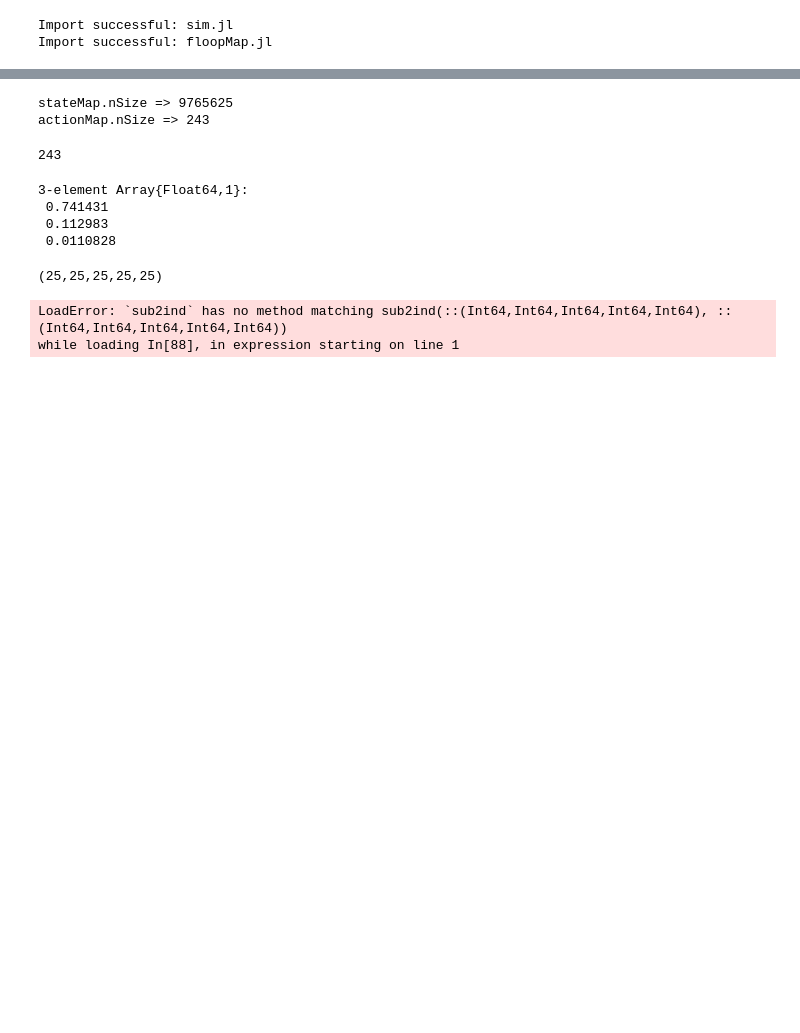
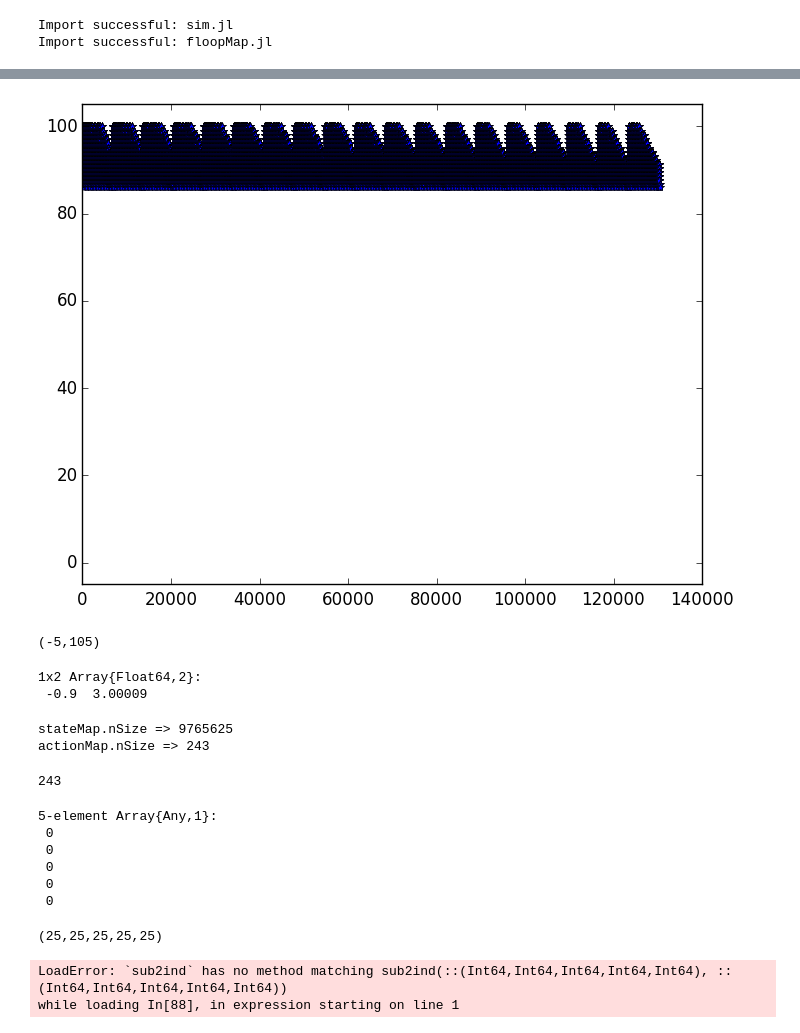
Before and after one commit to k2shah/FLOOP, a Jupyter notebook: KS-sandbox.ipynb, the cells around one changed output, grey strips where cells are left out. Saved outputs shown, nothing was run; the diff lists cells and outputs as text; code cells hidden in the pictures; blank space fills up the shorter version.

```diff
--- a/KS-sandbox.ipynb
+++ b/KS-sandbox.ipynb
@@ -71,3 +175,14 @@ no obstacle collsions founds
+# %%
+plot(value, "b*")
+ylim(-5, 105)
+# %% [output]
+[figure, added]
+(-5,105)
+# %%
+eEff-goal'
+# %% [output]
+1x2 Array{Float64,2}:
+ -0.9  3.00009
 # %%
 @show stateMap.nSize
 @show actionMap.nSize
@@ -75,13 +190,15 @@ no obstacle collsions founds
 stateMap.nSize => 9765625
 actionMap.nSize => 243
 243
-# %%
-rand(3)
-# %% [output]
-3-element Array{Float64,1}:
- 0.741431
- 0.112983
- 0.0110828
+# %%
+ind2eval(122, actionMap)
+# %% [output]
+5-element Array{Any,1}:
+ 0
+ 0
+ 0
+ 0
+ 0
 # %%
 a=int64(ones(5)*25)
 b=tuple(a...)
```
Also changed, not shown: parts of 10 cells of this notebook, 3 other files.
